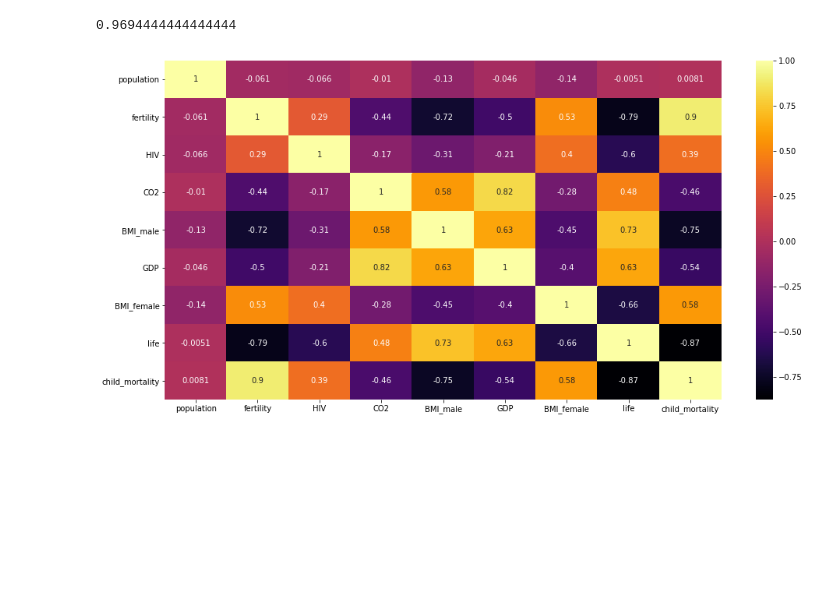
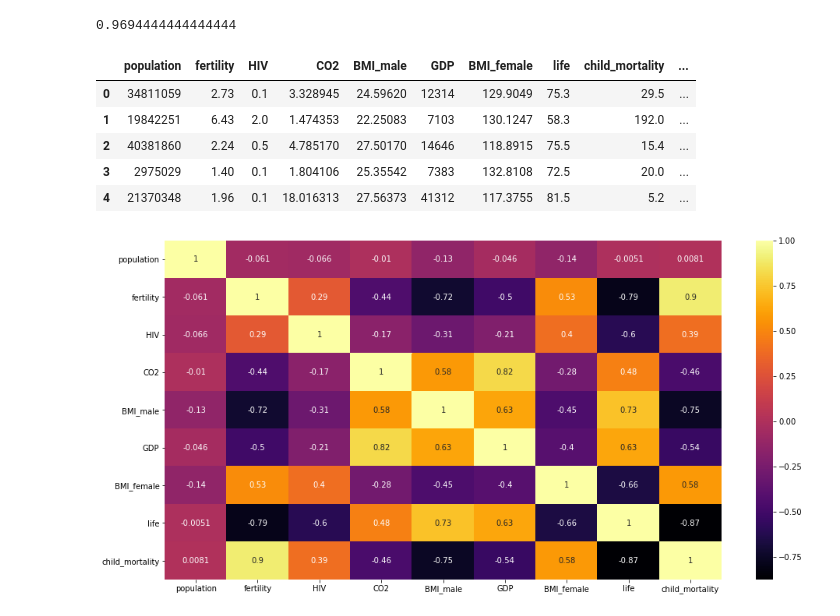
Before and after one commit to leprevost/-3803ict-Stat-Data-Analysis-w3, a Jupyter notebook: statDataAnalyst.ipynb, the cells around one changed output. Cells and saved outputs as stored; diff of their text form; code cells hidden in the pictures; blank space fills up the shorter version.

```diff
--- a/statDataAnalyst.ipynb
+++ b/statDataAnalyst.ipynb
@@ -40,11 +40,18 @@ knn.score(x_test, y_pred)
 # %%
 # 1
 df = pd.read_csv('../gapminder.csv')
 df.head()
 plt.figure(figsize=(16,8))
 sns.heatmap(df.corr(), annot = True, cmap='inferno')
 data = df
+df.head()
 # %% [output]
+|  | population | fertility | HIV | CO2 | BMI_male | GDP | BMI_female | life | child_mortality | ... |
+| 0 | 34811059 | 2.73 | 0.1 | 3.328945 | 24.59620 | 12314 | 129.9049 | 75.3 | 29.5 | ... |
+| 1 | 19842251 | 6.43 | 2.0 | 1.474353 | 22.25083 | 7103 | 130.1247 | 58.3 | 192.0 | ... |
+| 2 | 40381860 | 2.24 | 0.5 | 4.785170 | 27.50170 | 14646 | 118.8915 | 75.5 | 15.4 | ... |
+| 3 | 2975029 | 1.40 | 0.1 | 1.804106 | 25.35542 | 7383 | 132.8108 | 72.5 | 20.0 | ... |
+| 4 | 21370348 | 1.96 | 0.1 | 18.016313 | 27.56373 | 41312 | 117.3755 | 81.5 | 5.2 | ... |
 [figure]
 # %%
 from sklearn.linear_model import LinearRegression
```
Also changed, not shown: parts of 1 cell of this notebook.
